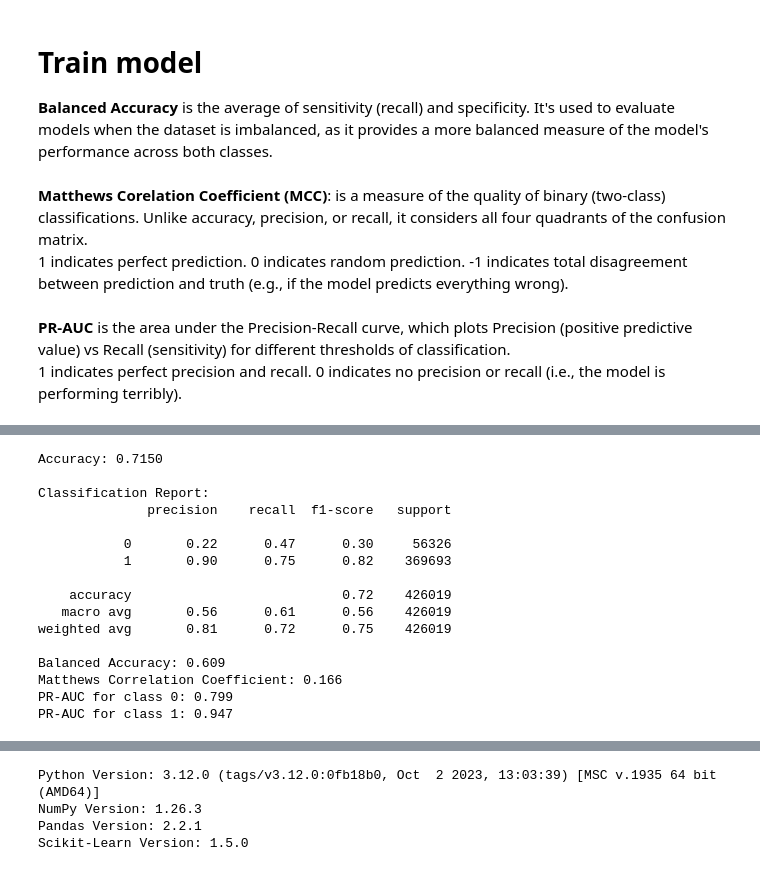
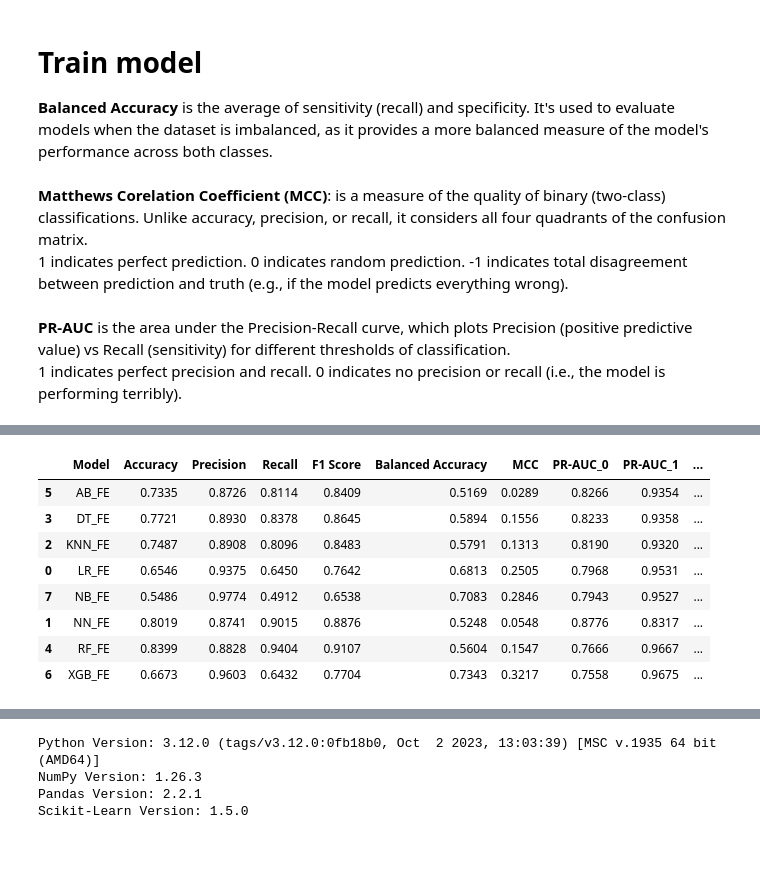
Before and after one commit to ngjocelyn/INF2008_YelpZip, a Jupyter notebook: 0z_contextual/b1_contextualmodel.ipynb, the cells around one changed output, grey strips where cells are left out. Saved outputs shown, nothing was run; the diff lists cells and outputs as text; code cells hidden in the pictures.

```diff
--- a/0z_contextual/b1_contextualmodel.ipynb
+++ b/0z_contextual/b1_contextualmodel.ipynb
@@ -533,68 +542,12 @@ Requirement already satisfied: scipy in c:\users\cryst\appdata\local\programs\py
-# %%
-# XGBOOST
-from xgboost import XGBClassifier
-
-xgclf = XGBClassifier(scale_pos_weight=len(y_train[y_train == 0]) / len(y_train[y_train == 1]))
-xgclf.fit(new_X_train, y_train)
-y_pred = xgclf.predict(new_X_test)
-# Evaluate metrics
-accuracy = accuracy_score(y_test, y_pred)
-precision = precision_score(y_test, y_pred, average='binary')  # Use 'macro' or 'weighted' for multiclass
-recall = recall_score(y_test, y_pred, average='binary')
-f1 = f1_score(y_test, y_pred, average='binary')
-conf_matrix = confusion_matrix(y_test, y_pred)
-
-# Print results
-print(f"Accuracy: {accuracy:.4f}")
-# print(f"Precision: {precision:.4f}")
-# print(f"Recall: {recall:.4f}")
-# print(f"F1 Score: {f1:.4f}")
-# print("\nConfusion Matrix:")
-# print(conf_matrix)
-
-# Detailed classification report
-print("\nClassification Report:")
-print(classification_report(y_test, y_pred))
-
-"""
-OTHER METRICS
-"""
-# Balanced accuracy
-balanced_acc = balanced_accuracy_score(y_test, y_pred)
-
-# MCC
-mcc = matthews_corrcoef(y_test, y_pred)
-
-# PR-AUC
-y_pred_proba = xgclf.predict_proba(new_X_test)
-
-# For PR-AUC for class 0 (negative class)
-precision_0, recall_0, _ = precision_recall_curve(y_test, y_pred_proba[:, 0])  # Use first column for class 0
-pr_auc_0 = auc(recall_0, precision_0)
-
-# For PR-AUC for class 1 (positive class)
-precision_1, recall_1, _ = precision_recall_curve(y_test, y_pred_proba[:, 1])  # Use second column for class 1
-pr_auc_1 = auc(recall_1, precision_1)
-
-
-print(f"Balanced Accuracy: {balanced_acc:.3f}")
-print(f"Matthews Correlation Coefficient: {mcc:.3f}")
-print(f"PR-AUC for class 0: {pr_auc_0:.3f}")
-print(f"PR-AUC for class 1: {pr_auc_1:.3f}")
-# %% [output]
-Accuracy: 0.7150
-
-Classification Report:
-              precision    recall  f1-score   support
-
-           0       0.22      0.47      0.30     56326
-           1       0.90      0.75      0.82    369693
-
-    accuracy                           0.72    426019
-   macro avg       0.56      0.61      0.56    426019
-weighted avg       0.81      0.72      0.75    426019
-
-Balanced Accuracy: 0.609
-Matthews Correlation Coefficient: 0.166
-PR-AUC for class 0: 0.799
-PR-AUC for class 1: 0.947
+# %%
+results_df
+# %% [output]
+|  | Model | Accuracy | Precision | Recall | F1 Score | Balanced Accuracy | MCC | PR-AUC_0 | PR-AUC_1 | ... |
+| 5 | AB_FE | 0.7335 | 0.8726 | 0.8114 | 0.8409 | 0.5169 | 0.0289 | 0.8266 | 0.9354 | ... |
+| 3 | DT_FE | 0.7721 | 0.8930 | 0.8378 | 0.8645 | 0.5894 | 0.1556 | 0.8233 | 0.9358 | ... |
+| 2 | KNN_FE | 0.7487 | 0.8908 | 0.8096 | 0.8483 | 0.5791 | 0.1313 | 0.8190 | 0.9320 | ... |
+| 0 | LR_FE | 0.6546 | 0.9375 | 0.6450 | 0.7642 | 0.6813 | 0.2505 | 0.7968 | 0.9531 | ... |
+| 7 | NB_FE | 0.5486 | 0.9774 | 0.4912 | 0.6538 | 0.7083 | 0.2846 | 0.7943 | 0.9527 | ... |
+| 1 | NN_FE | 0.8019 | 0.8741 | 0.9015 | 0.8876 | 0.5248 | 0.0548 | 0.8776 | 0.8317 | ... |
+| 4 | RF_FE | 0.8399 | 0.8828 | 0.9404 | 0.9107 | 0.5604 | 0.1547 | 0.7666 | 0.9667 | ... |
+| 6 | XGB_FE | 0.6673 | 0.9603 | 0.6432 | 0.7704 | 0.7343 | 0.3217 | 0.7558 | 0.9675 | ... |
```
Also changed, not shown: parts of 32 cells of this notebook.
